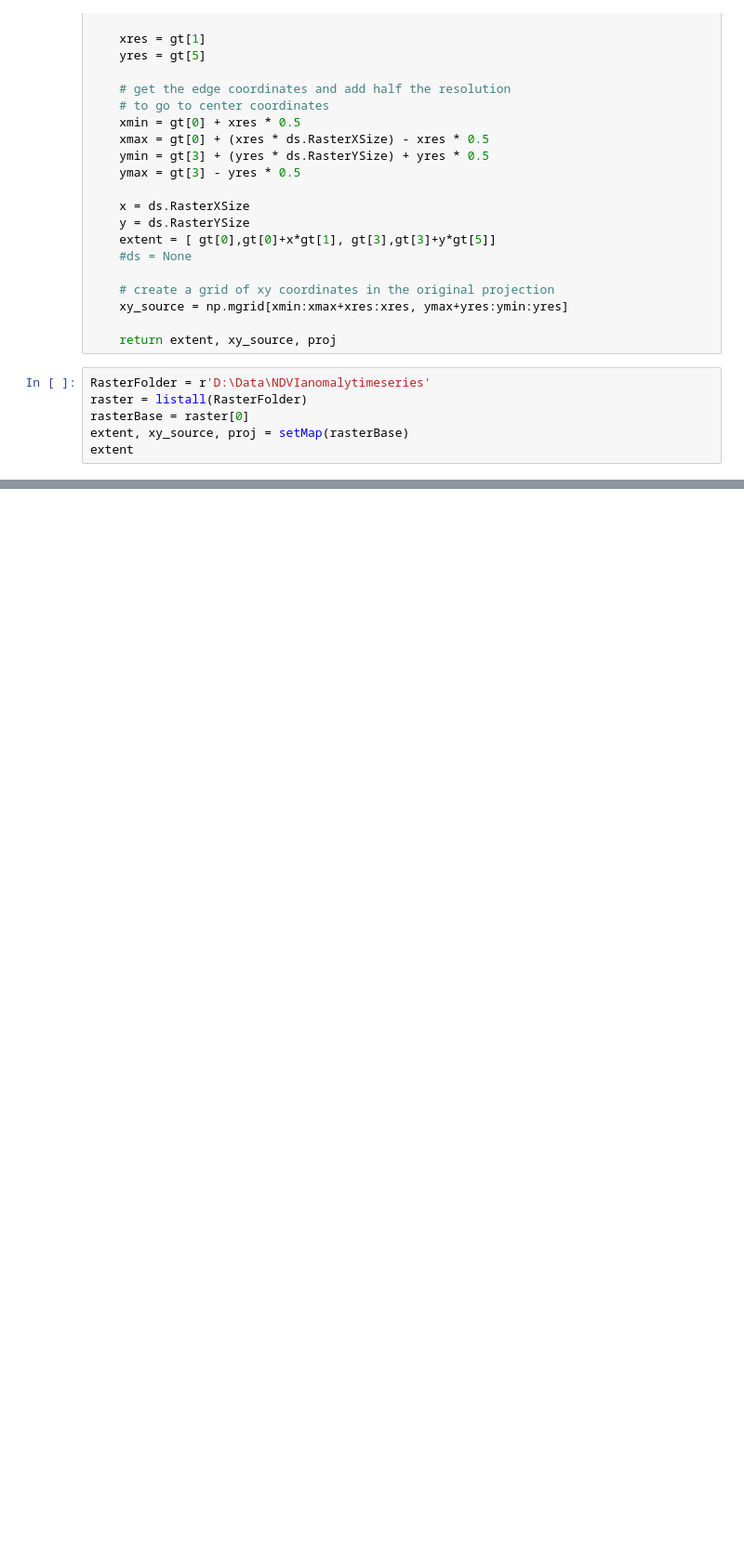
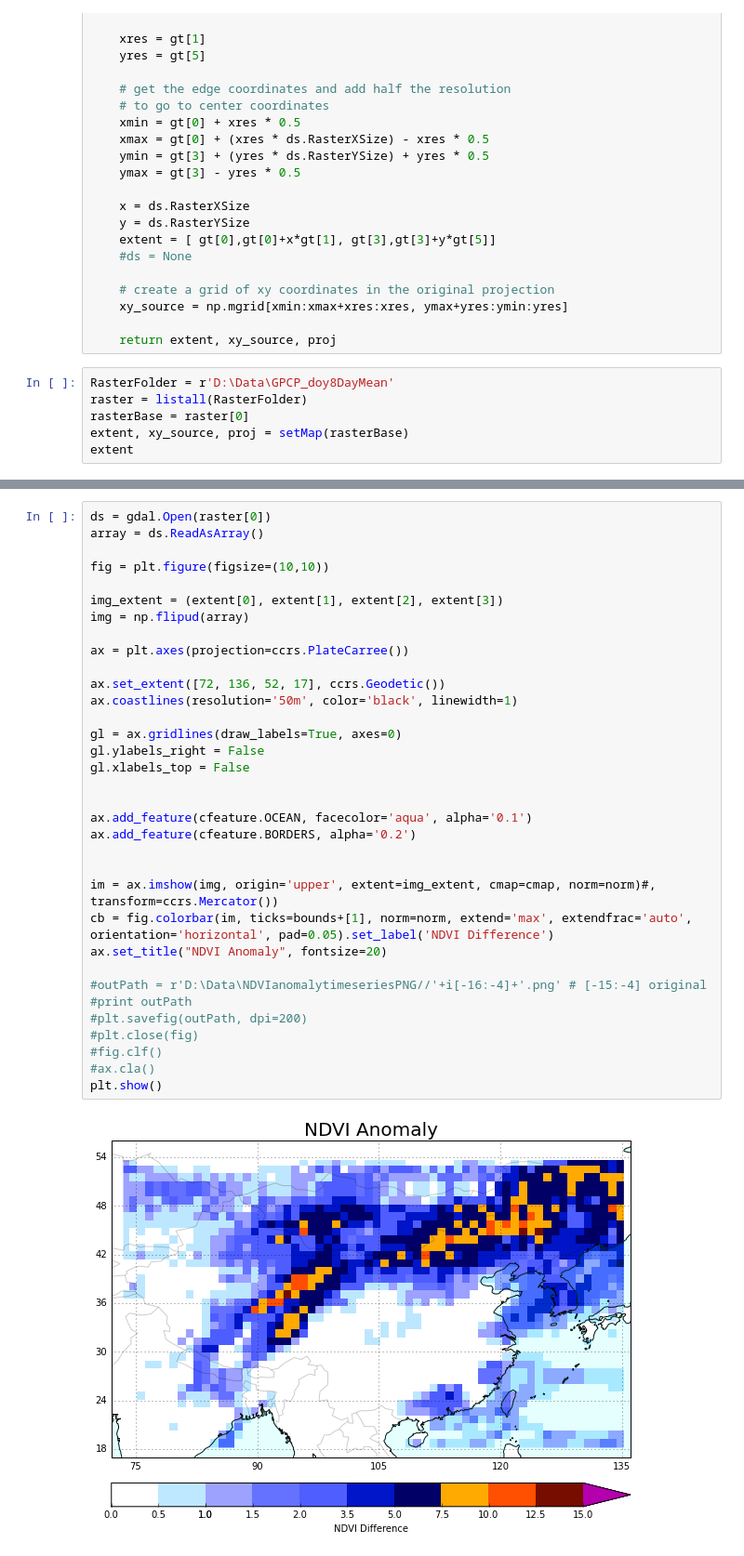
Before and after one commit to mattijn/pynotebook, a Jupyter notebook: ipynotebooks/Python2.7/PlotMaps.ipynb, the cells around one changed output, grey strips where cells are left out. Shown at 93% size. Drawn from its saved outputs; the diff is of its cells as text; blank space fills up the shorter version.

```diff
--- a/ipynotebooks/Python2.7/PlotMaps.ipynb
+++ b/ipynotebooks/Python2.7/PlotMaps.ipynb
@@ -64,7 +64,7 @@ def setMap(rasterBase):
 
     return extent, xy_source, proj
 # %%
-RasterFolder = r'D:\Data\NDVIanomalytimeseries'
+RasterFolder = r'D:\Data\GPCP_doy8DayMean'
 raster = listall(RasterFolder)
 rasterBase = raster[0]
 extent, xy_source, proj = setMap(rasterBase)
@@ -99,2 +100,38 @@ bounds = [-.3, -.25, -.2, -.15, -.1, -.05, .05, .1, .15, .2, .25, .3]
 norm = cm.colors.BoundaryNorm(bounds, cmap.N)
+# %%
+ds = gdal.Open(raster[0])
+array = ds.ReadAsArray()
+
+fig = plt.figure(figsize=(10,10))
+
+img_extent = (extent[0], extent[1], extent[2], extent[3])
+img = np.flipud(array)
+
+ax = plt.axes(projection=ccrs.PlateCarree())
+
+ax.set_extent([72, 136, 52, 17], ccrs.Geodetic())
+ax.coastlines(resolution='50m', color='black', linewidth=1)
+
+gl = ax.gridlines(draw_labels=True, axes=0)
+gl.ylabels_right = False
+gl.xlabels_top = False
+
+
+ax.add_feature(cfeature.OCEAN, facecolor='aqua', alpha='0.1')
+ax.add_feature(cfeature.BORDERS, alpha='0.2')
+
+
+im = ax.imshow(img, origin='upper', extent=img_extent, cmap=cmap, norm=norm)#, transform=ccrs.Mercator())
+cb = fig.colorbar(im, ticks=bounds+[1], norm=norm, extend='max', extendfrac='auto', orientation='horizontal', pad=0.05).set_label('NDVI Difference')
+ax.set_title("NDVI Anomaly", fontsize=20)
+
+#outPath = r'D:\Data\NDVIanomalytimeseriesPNG//'+i[-16:-4]+'.png' # [-15:-4] original
+#print outPath
+#plt.savefig(outPath, dpi=200)
+#plt.close(fig)
+#fig.clf()
+#ax.cla()
+plt.show()
+# %% [output]
+[figure, added]
 # %%
```
Also changed, not shown: parts of 13 cells of this notebook, 17 other files.
